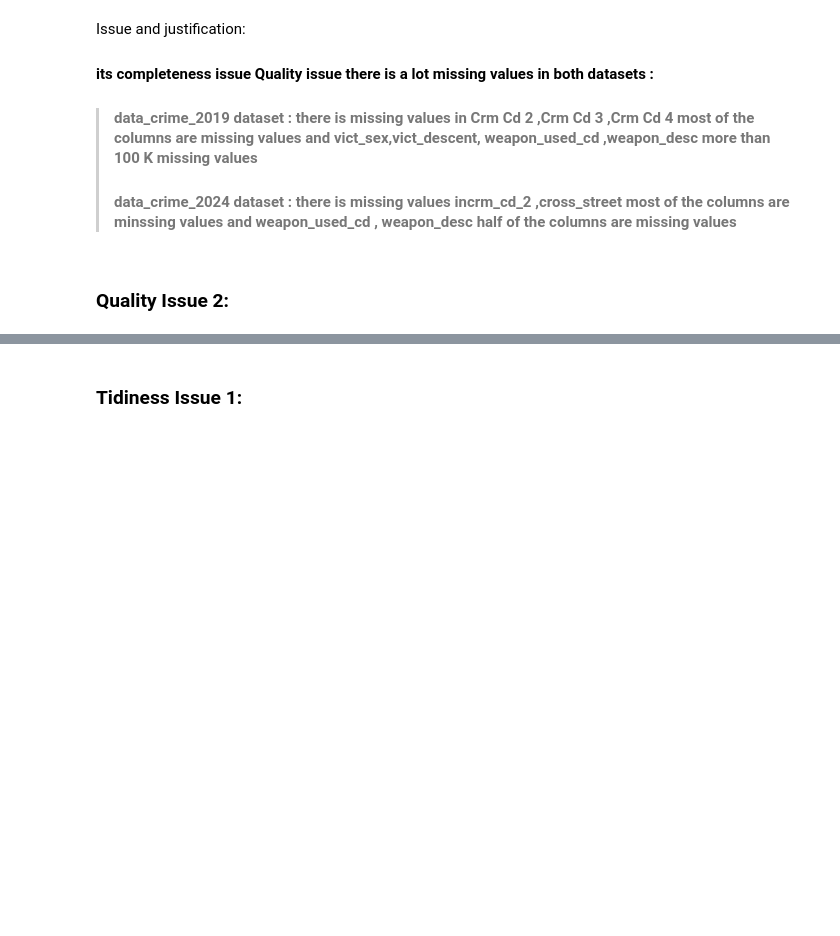
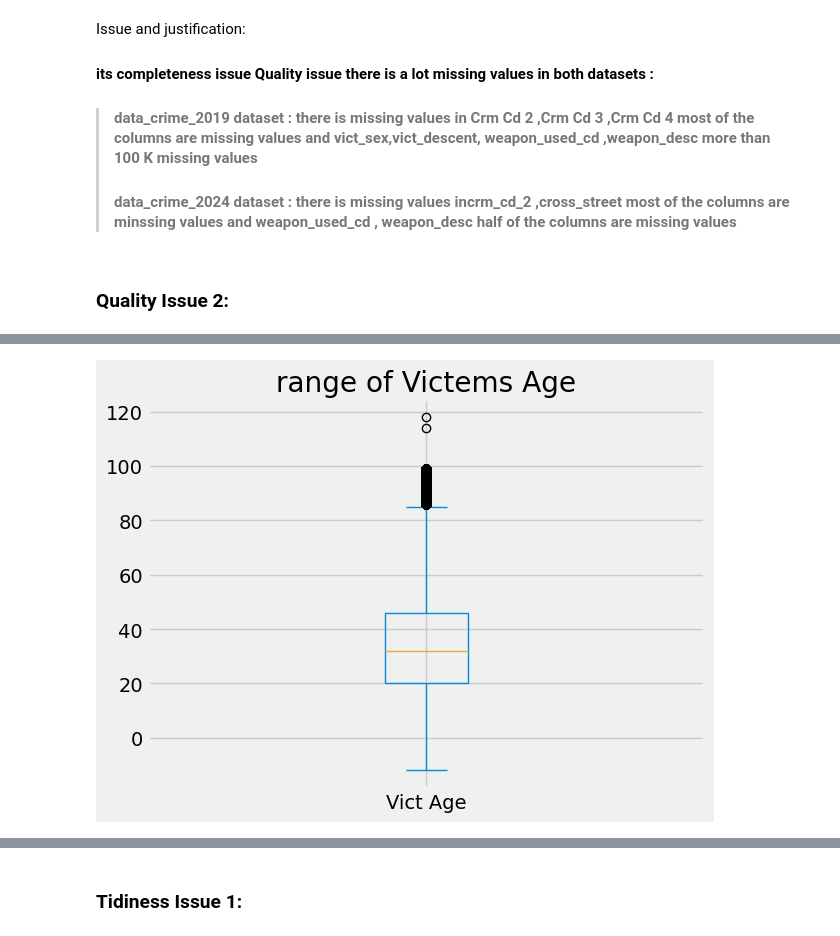
Before and after one commit to masiod/Fred_data, a Jupyter notebook: Data_Wrangling_Project_Starter.ipynb, the cells around one changed output, grey strips where cells are left out. Drawn from its saved outputs; the diff is of its cells as text; code cells hidden in the pictures; blank space fills up the shorter version.

```diff
--- a/Data_Wrangling_Project_Starter.ipynb
+++ b/Data_Wrangling_Project_Starter.ipynb
@@ -227,0 +241,6 @@ Name: count, dtype: int64
+# %%
+data_crime_2019['Vict Age'].plot(kind='box')
+plt.title('range of Victems Age')
+plt.show()
+# %% [output]
+[figure, added]
```
Also changed, not shown: parts of 44 cells of this notebook.
